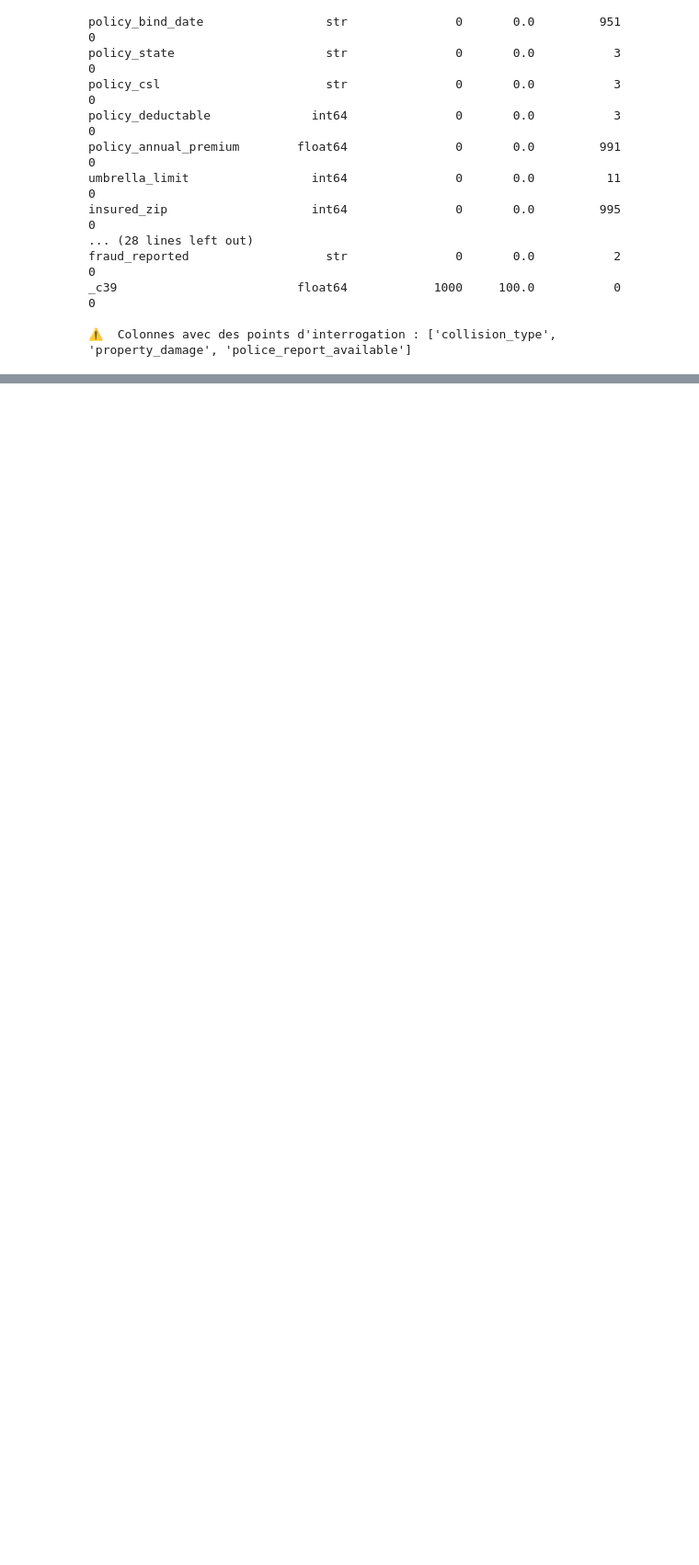
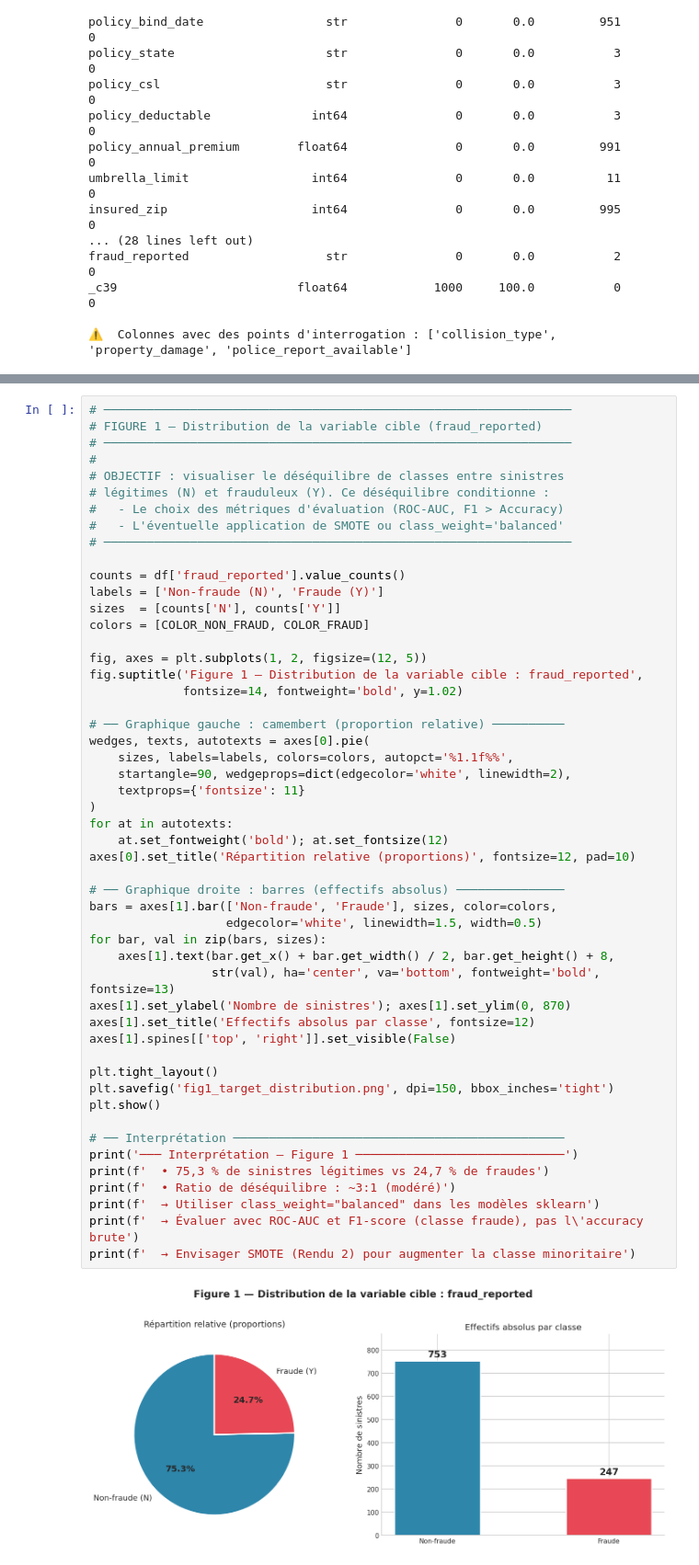
Before and after one commit to DataScientest-Studio/sep25cds_predisinistre, a Jupyter notebook: reports/Pre_Sinistre_Rendu1.ipynb, the cells around one changed output, grey strips where cells are left out. Shown at 92% size. Saved outputs shown, nothing was run; the diff lists cells and outputs as text; blank space fills up the shorter version.

Commit message:
ajout des 6 graphiques commentés

```diff
--- a/reports/Pre_Sinistre_Rendu1.ipynb
+++ b/reports/Pre_Sinistre_Rendu1.ipynb
@@ -183,0 +324,53 @@ _c39                         float64            1000     100.0           0
+# %%
+# ─────────────────────────────────────────────────────────────────
+# FIGURE 1 — Distribution de la variable cible (fraud_reported)
+# ─────────────────────────────────────────────────────────────────
+#
+# OBJECTIF : visualiser le déséquilibre de classes entre sinistres
+# légitimes (N) et frauduleux (Y). Ce déséquilibre conditionne :
+#   - Le choix des métriques d'évaluation (ROC-AUC, F1 > Accuracy)
+#   - L'éventuelle application de SMOTE ou class_weight='balanced'
+# ─────────────────────────────────────────────────────────────────
+
+counts = df['fraud_reported'].value_counts()
+labels = ['Non-fraude (N)', 'Fraude (Y)']
+sizes  = [counts['N'], counts['Y']]
+colors = [COLOR_NON_FRAUD, COLOR_FRAUD]
+
+fig, axes = plt.subplots(1, 2, figsize=(12, 5))
+fig.suptitle('Figure 1 — Distribution de la variable cible : fraud_reported',
+             fontsize=14, fontweight='bold', y=1.02)
+
+# ── Graphique gauche : camembert (proportion relative) ──────────
+wedges, texts, autotexts = axes[0].pie(
+    sizes, labels=labels, colors=colors, autopct='%1.1f%%',
+    startangle=90, wedgeprops=dict(edgecolor='white', linewidth=2),
+    textprops={'fontsize': 11}
+)
+for at in autotexts:
+    at.set_fontweight('bold'); at.set_fontsize(12)
+axes[0].set_title('Répartition relative (proportions)', fontsize=12, pad=10)
+
+# ── Graphique droite : barres (effectifs absolus) ───────────────
+bars = axes[1].bar(['Non-fraude', 'Fraude'], sizes, color=colors,
+                   edgecolor='white', linewidth=1.5, width=0.5)
+for bar, val in zip(bars, sizes):
+    axes[1].text(bar.get_x() + bar.get_width() / 2, bar.get_height() + 8,
+                 str(val), ha='center', va='bottom', fontweight='bold', fontsize=13)
+axes[1].set_ylabel('Nombre de sinistres'); axes[1].set_ylim(0, 870)
+axes[1].set_title('Effectifs absolus par classe', fontsize=12)
+axes[1].spines[['top', 'right']].set_visible(False)
+
+plt.tight_layout()
+plt.savefig('fig1_target_distribution.png', dpi=150, bbox_inches='tight')
+plt.show()
+
+# ── Interprétation ──────────────────────────────────────────────
+print('─── Interprétation — Figure 1 ─────────────────────────────')
+print(f'  • 75,3 % de sinistres légitimes vs 24,7 % de fraudes')
+print(f'  • Ratio de déséquilibre : ~3:1 (modéré)')
+print(f'  → Utiliser class_weight="balanced" dans les modèles sklearn')
+print(f'  → Évaluer avec ROC-AUC et F1-score (classe fraude), pas l\'accuracy brute')
+print(f'  → Envisager SMOTE (Rendu 2) pour augmenter la classe minoritaire')
+# %% [output]
+[figure, added]
```
Also changed, not shown: parts of 11 cells of this notebook.
